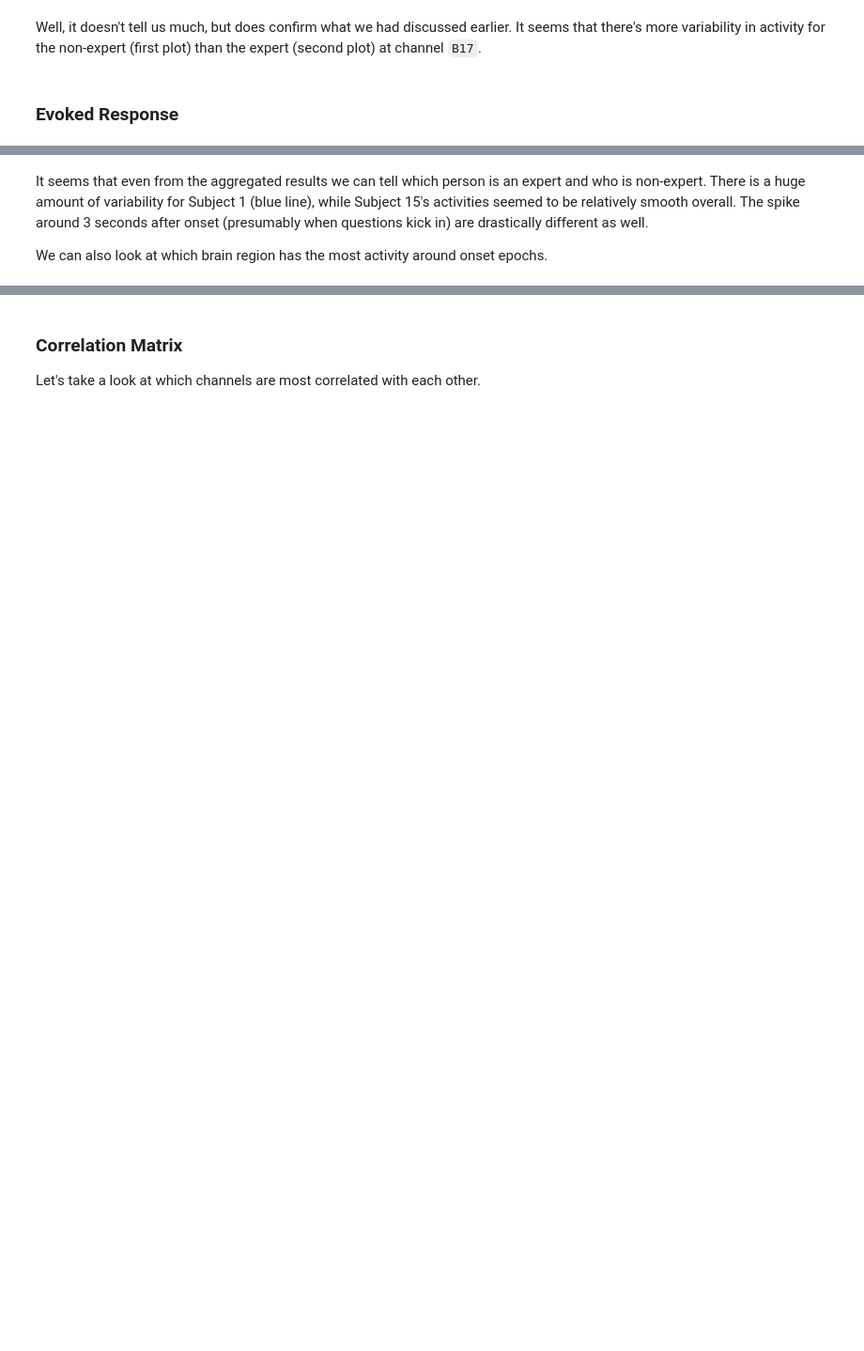
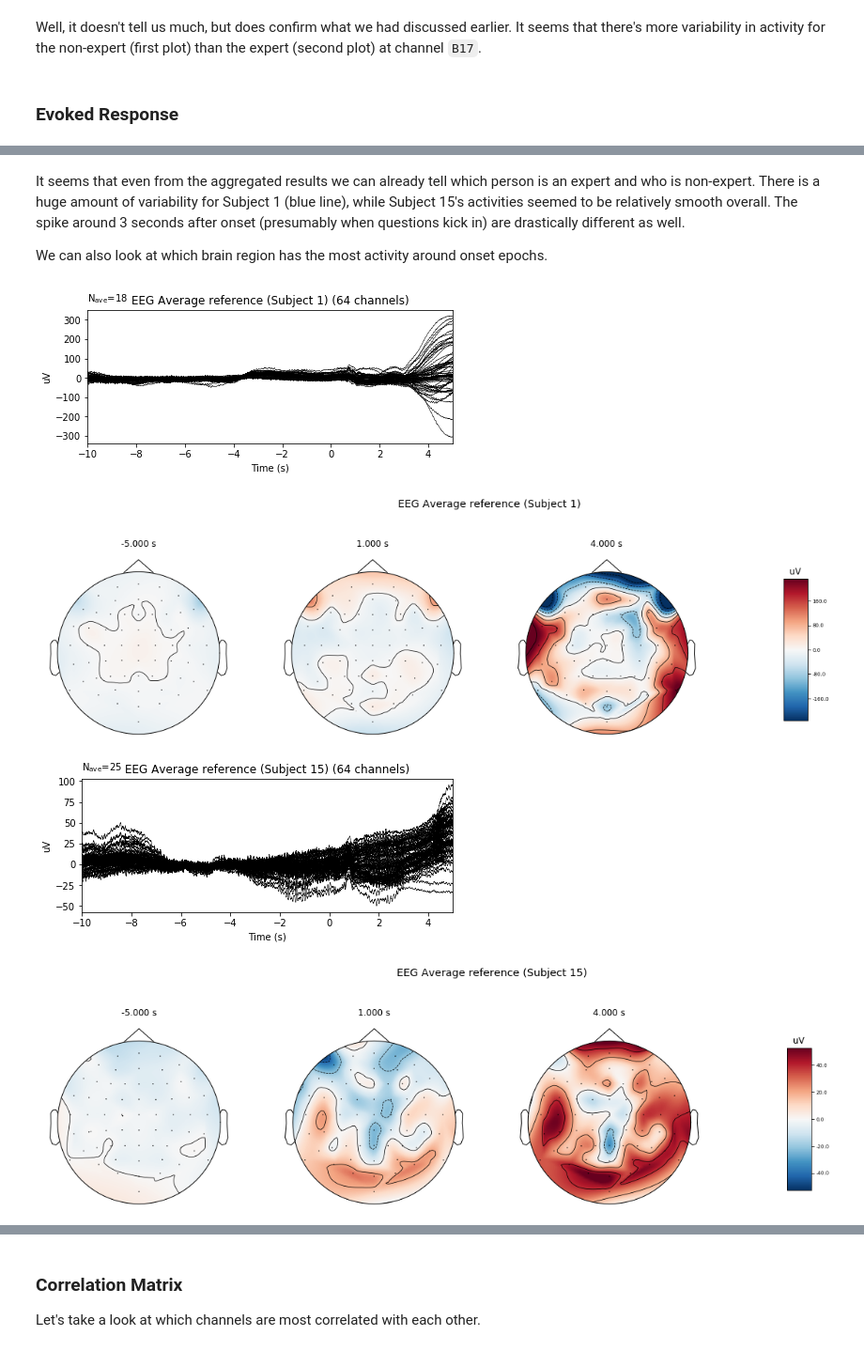
Before and after one commit to yuyang-zhong/EEG-Neural, a Jupyter notebook: notebooks/final_notebook.ipynb, the cells around one changed output, grey strips where cells are left out. Shown at 94% size. Saved outputs shown, nothing was run; the diff lists cells and outputs as text; code cells hidden in the pictures; blank space fills up the shorter version.

```diff
--- a/notebooks/final_notebook.ipynb
+++ b/notebooks/final_notebook.ipynb
@@ -108,6 +116,6 @@ Add `../` in the file paths if your working directory is in the `notebooks` fold
 # %%
-raw_fname1 = './rawdata/bidsexport/sub-001/ses-01/eeg/sub-001_ses-01_task-meditation_eeg.bdf'
-raw_fname15 = './rawdata/bidsexport/sub-015/ses-01/eeg/sub-015_ses-01_task-meditation_eeg.bdf'
+raw_fname1 = '../rawdata/bidsexport/sub-001/ses-01/eeg/sub-001_ses-01_task-meditation_eeg.bdf'
+raw_fname15 = '../rawdata/bidsexport/sub-015/ses-01/eeg/sub-015_ses-01_task-meditation_eeg.bdf'
 
 raw1 = mne.io.read_raw_bdf(raw_fname1, preload=True)
 raw15 = mne.io.read_raw_bdf(raw_fname15, preload=True)
@@ -125,6 +146,6 @@ Since the researchers used an Alphabetical (A/B) version of the standard `biosem
 # %%
 from os.path import abspath
-montage = mne.channels.read_montage(abspath("biosemi64alpha.txt"))
+montage = mne.channels.read_montage(abspath("../biosemi64alpha.txt"))
 
 raw1.set_montage(montage);
 raw15.set_montage(montage);
@@ -221,13 +333,18 @@ mne.viz.plot_compare_evokeds(dict(Subj1=onset_evoked1, Subj15=onset_evoked15),
 # %% [markdown]
-It seems that even from the aggregated results we can tell which person is an expert and who is non-expert. There is a huge amount of variability for Subject 1 (blue line), while Subject 15's activities seemed to be relatively smooth overall. The spike around 3 seconds after onset (presumably when questions kick in) are drastically different as well.
+It seems that even from the aggregated results we can already tell which person is an expert and who is non-expert. There is a huge amount of variability for Subject 1 (blue line), while Subject 15's activities seemed to be relatively smooth overall. The spike around 3 seconds after onset (presumably when questions kick in) are drastically different as well.
 
 We can also look at which brain region has the most activity around onset epochs.
 # %%
 title1 = 'EEG Average reference (Subject 1)'
-onset_evoked1.plot(titles=dict(eeg=title), time_unit='s')
+onset_evoked1.plot(titles=dict(eeg=title1), time_unit='s')
 onset_evoked1.plot_topomap(times=[-5,1,4], size=3., title=title1, time_unit='s');
 
 title15 = 'EEG Average reference (Subject 15)'
-onset_evoked15.plot(titles=dict(eeg=title), time_unit='s')
+onset_evoked15.plot(titles=dict(eeg=title15), time_unit='s')
 onset_evoked15.plot_topomap(times=[-5,1,4], size=3., title=title15, time_unit='s');
+# %% [output]
+[figure, added]
+[figure, added]
+[figure, added]
+[figure, added]
 # %% [markdown]
```
Also changed, not shown: parts of 57 cells of this notebook, 4 other files.
